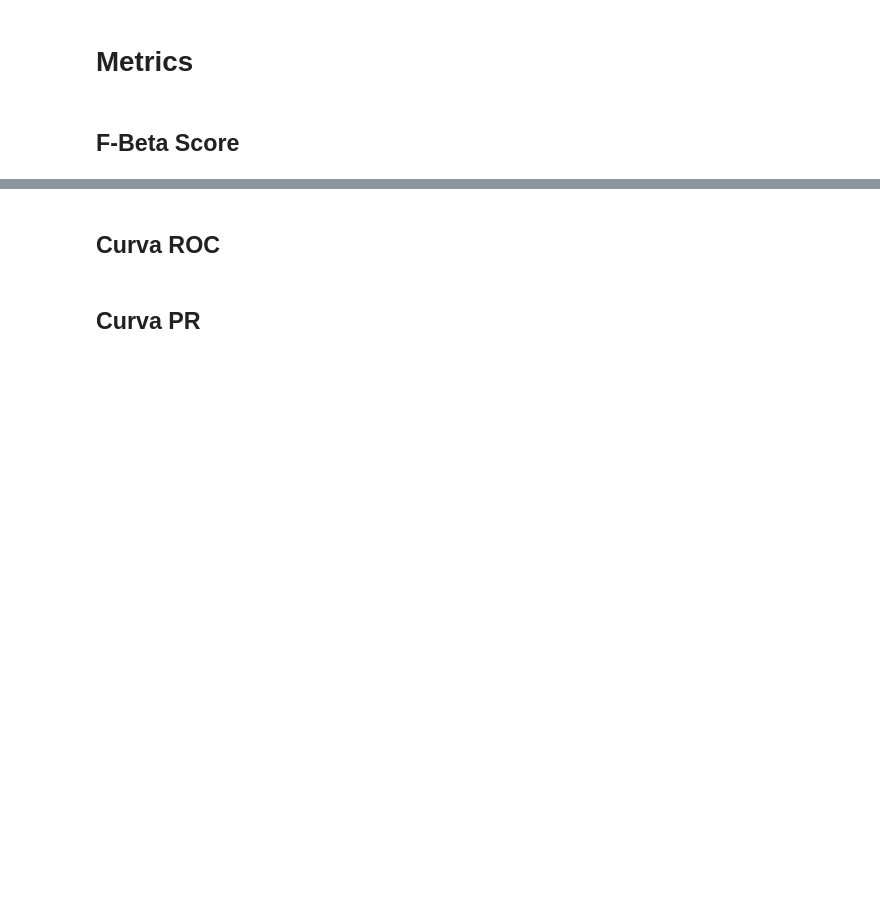
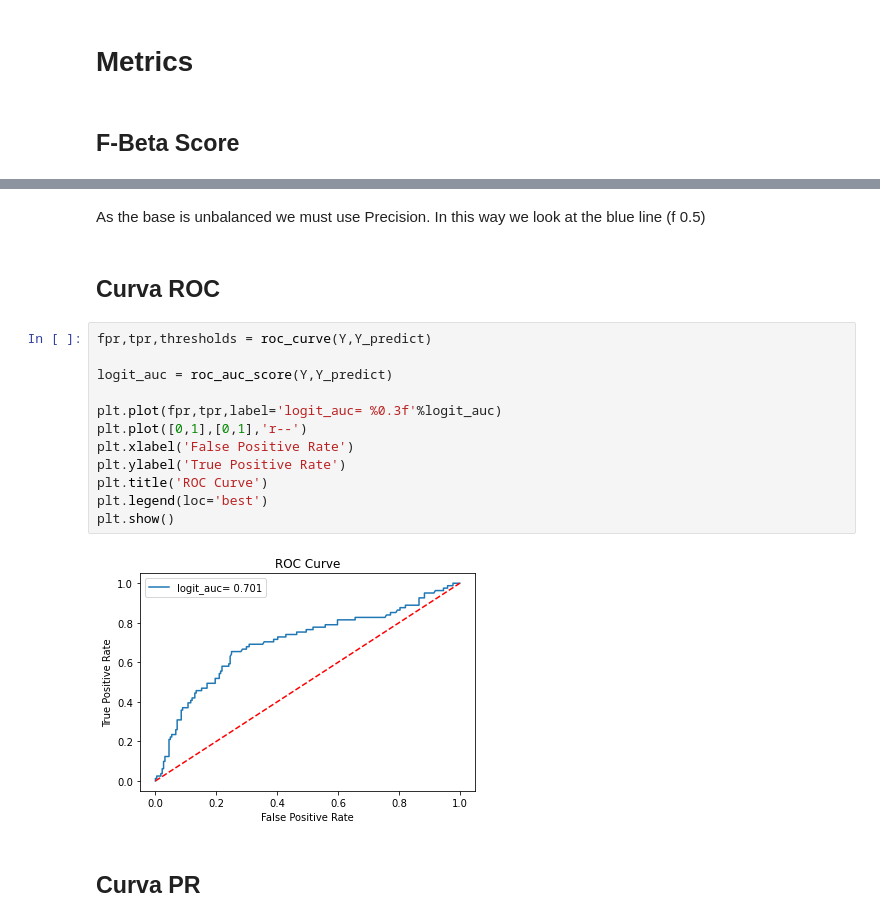
Before and after one commit to brondevitor/Kaggle, a Jupyter notebook: Haberman’s Survival Data Set.ipynb, the cells around one changed output, grey strips where cells are left out. Drawn from its saved outputs; the diff is of its cells as text; blank space fills up the shorter version.

```diff
--- a/Haberman’s Survival Data Set.ipynb
+++ b/Haberman’s Survival Data Set.ipynb
@@ -117,4 +158,20 @@ dtype: float64
+# %% [markdown]
+As the base is unbalanced we must use Precision. In this way we look at the blue line (f 0.5)
 # %% [markdown]
 ## Curva ROC
+# %%
+fpr,tpr,thresholds = roc_curve(Y,Y_predict)
+
+logit_auc = roc_auc_score(Y,Y_predict)
+
+plt.plot(fpr,tpr,label='logit_auc= %0.3f'%logit_auc)
+plt.plot([0,1],[0,1],'r--')
+plt.xlabel('False Positive Rate')
+plt.ylabel('True Positive Rate')
+plt.title('ROC Curve')
+plt.legend(loc='best')
+plt.show()
+# %% [output]
+[figure, added]
 # %% [markdown]
 ## Curva PR
```
Also changed, not shown: parts of 7 cells of this notebook.
